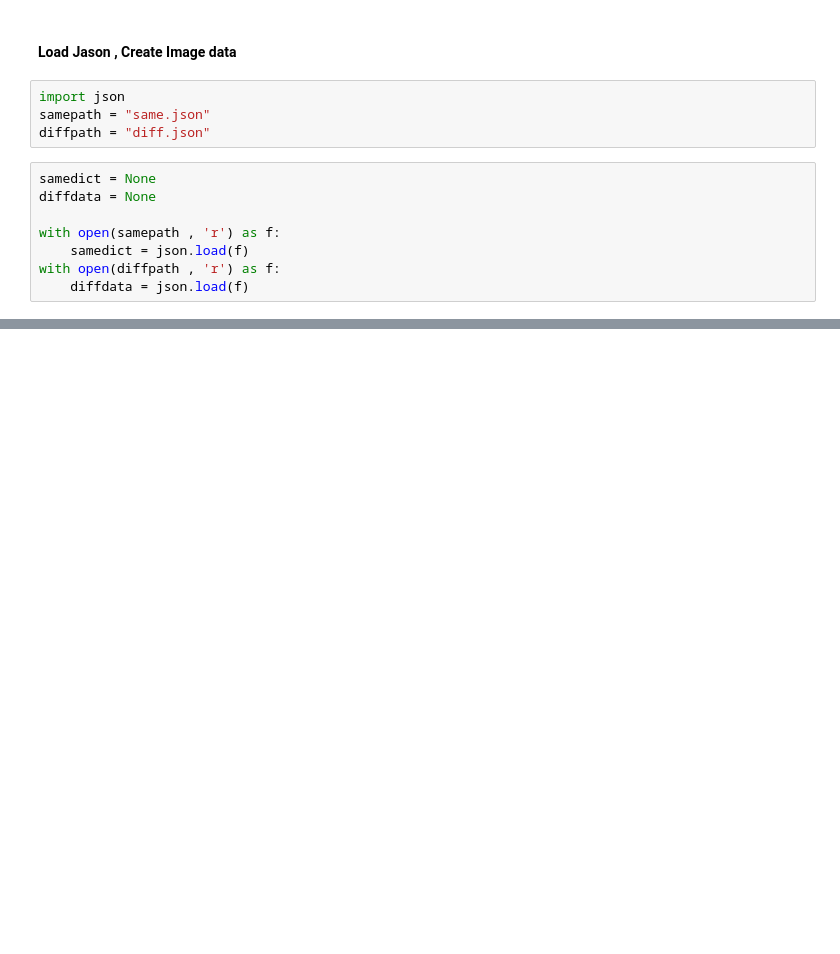
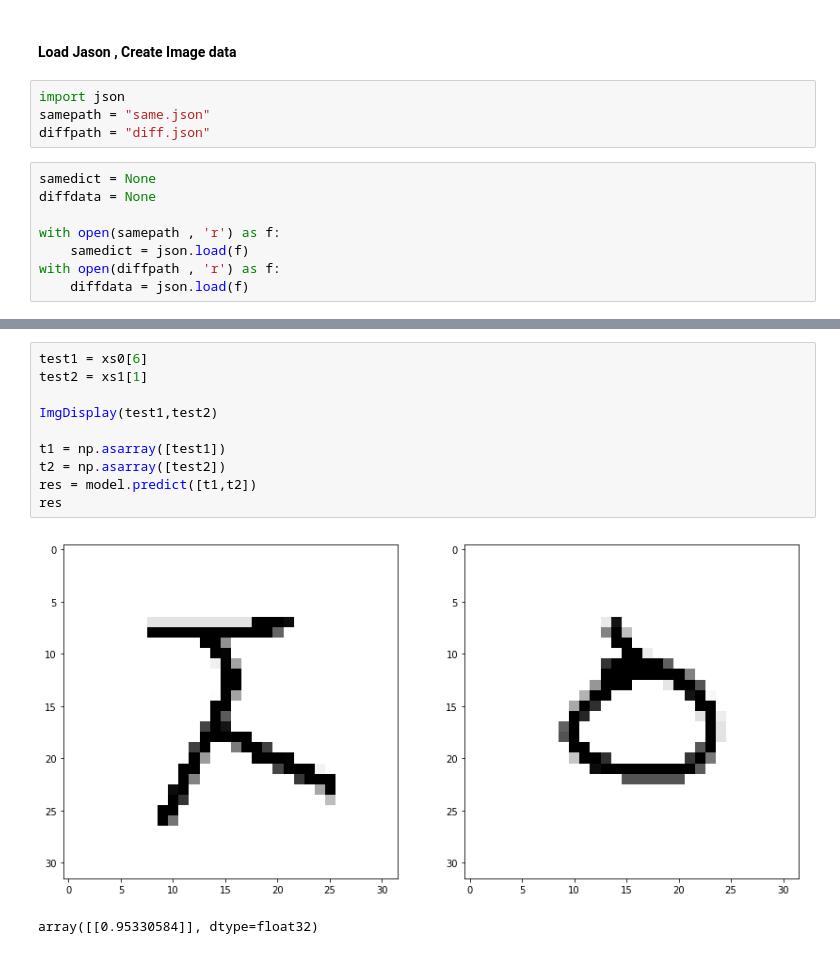
Before and after one commit to jaewoo-so/OneShotLearning, a Jupyter notebook: kerasnote/SimpleModel.ipynb, the cells around one changed output, grey strips where cells are left out. Cells and saved outputs as stored; diff of their text form; blank space fills up the shorter version.

```diff
--- a/kerasnote/SimpleModel.ipynb
+++ b/kerasnote/SimpleModel.ipynb
@@ -59,0 +157,13 @@ datas[0][0]
+# %%
+test1 = xs0[6]
+test2 = xs1[1]
+
+ImgDisplay(test1,test2)
+
+t1 = np.asarray([test1])
+t2 = np.asarray([test2])
+res = model.predict([t1,t2])
+res
+# %% [output]
+[figure, added]
+array([[0.95330584]], dtype=float32)
```
Also changed, not shown: parts of 20 cells of this notebook, 5 other files.
